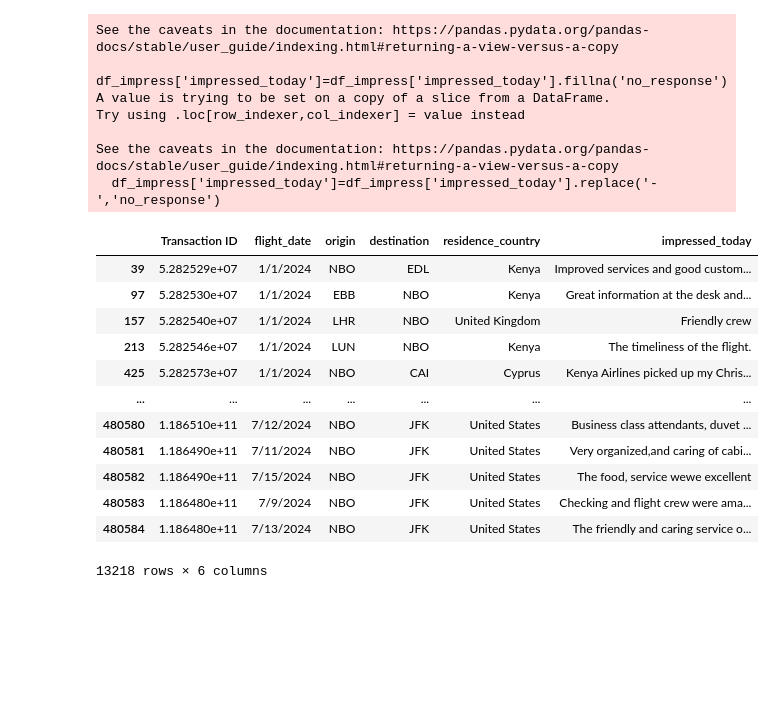
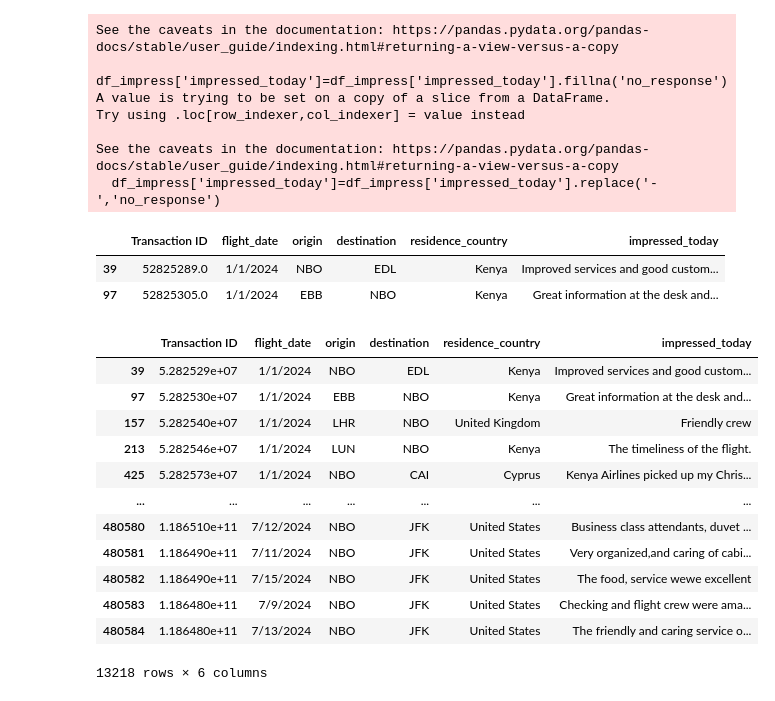
Before and after one commit to Karlajack/Final_Capstone_Project, a Jupyter notebook: Airline_Customer_Reviews.ipynb, the cells around one changed output. Saved outputs shown, nothing was run; the diff lists cells and outputs as text; code cells hidden in the pictures; blank space fills up the shorter version.

```diff
--- a/Airline_Customer_Reviews.ipynb
+++ b/Airline_Customer_Reviews.ipynb
@@ -250,18 +252,8 @@ See the caveats in the documentation: https://pandas.pydata.org/pandas-docs/stab
 # %%
 df_impress_resp = df_impress[df_impress['impressed_today'] != 'no_response']
 
-df_impress_resp
+df_impress_resp.head(2)
 # %% [output]
 |  | Transaction ID | flight_date | origin | destination | residence_country | impressed_today |
-| 39 | 5.282529e+07 | 1/1/2024 | NBO | EDL | Kenya | Improved services and good custom... |
-| 97 | 5.282530e+07 | 1/1/2024 | EBB | NBO | Kenya | Great information at the desk and... |
-| 157 | 5.282540e+07 | 1/1/2024 | LHR | NBO | United Kingdom | Friendly crew |
-| 213 | 5.282546e+07 | 1/1/2024 | LUN | NBO | Kenya | The timeliness of the flight. |
-| 425 | 5.282573e+07 | 1/1/2024 | NBO | CAI | Cyprus | Kenya Airlines picked up my Chris... |
-| ... | ... | ... | ... | ... | ... | ... |
-| 480580 | 1.186510e+11 | 7/12/2024 | NBO | JFK | United States | Business class attendants, duvet ... |
-| 480581 | 1.186490e+11 | 7/11/2024 | NBO | JFK | United States | Very organized,and caring of cabi... |
-| 480582 | 1.186490e+11 | 7/15/2024 | NBO | JFK | United States | The food, service wewe excellent |
-| 480583 | 1.186480e+11 | 7/9/2024 | NBO | JFK | United States | Checking and flight crew were ama... |
-| 480584 | 1.186480e+11 | 7/13/2024 | NBO | JFK | United States | The friendly and caring service o... |
+| 39 | 52825289.0 | 1/1/2024 | NBO | EDL | Kenya | Improved services and good custom... |
+| 97 | 52825305.0 | 1/1/2024 | EBB | NBO | Kenya | Great information at the desk and... |
-13218 rows × 6 columns
@@ -267,0 +263,16 @@ df_impress_resp
+# %%
+df_impress_resp
+# %% [output]
+|  | Transaction ID | flight_date | origin | destination | residence_country | impressed_today |
+| 39 | 5.282529e+07 | 1/1/2024 | NBO | EDL | Kenya | Improved services and good custom... |
+| 97 | 5.282530e+07 | 1/1/2024 | EBB | NBO | Kenya | Great information at the desk and... |
+| 157 | 5.282540e+07 | 1/1/2024 | LHR | NBO | United Kingdom | Friendly crew |
+| 213 | 5.282546e+07 | 1/1/2024 | LUN | NBO | Kenya | The timeliness of the flight. |
+| 425 | 5.282573e+07 | 1/1/2024 | NBO | CAI | Cyprus | Kenya Airlines picked up my Chris... |
+| ... | ... | ... | ... | ... | ... | ... |
+| 480580 | 1.186510e+11 | 7/12/2024 | NBO | JFK | United States | Business class attendants, duvet ... |
+| 480581 | 1.186490e+11 | 7/11/2024 | NBO | JFK | United States | Very organized,and caring of cabi... |
+| 480582 | 1.186490e+11 | 7/15/2024 | NBO | JFK | United States | The food, service wewe excellent |
+| 480583 | 1.186480e+11 | 7/9/2024 | NBO | JFK | United States | Checking and flight crew were ama... |
+| 480584 | 1.186480e+11 | 7/13/2024 | NBO | JFK | United States | The friendly and caring service o... |
+13218 rows × 6 columns
```
Also changed, not shown: parts of 7 cells of this notebook.
